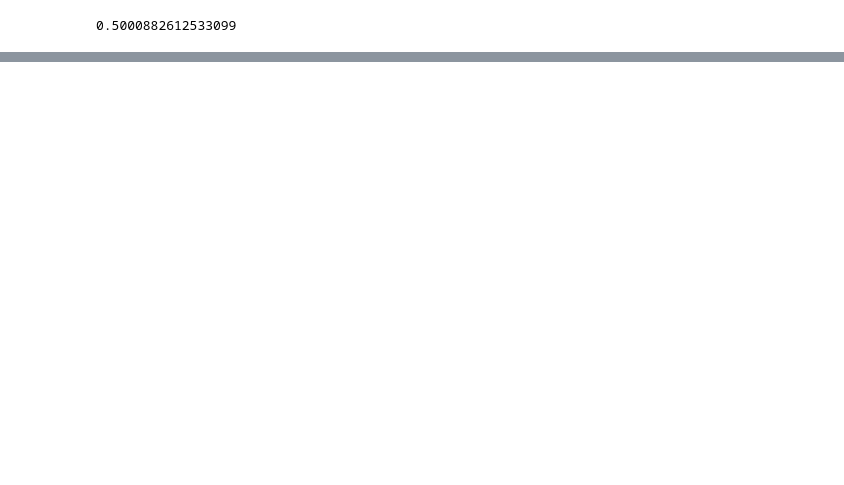
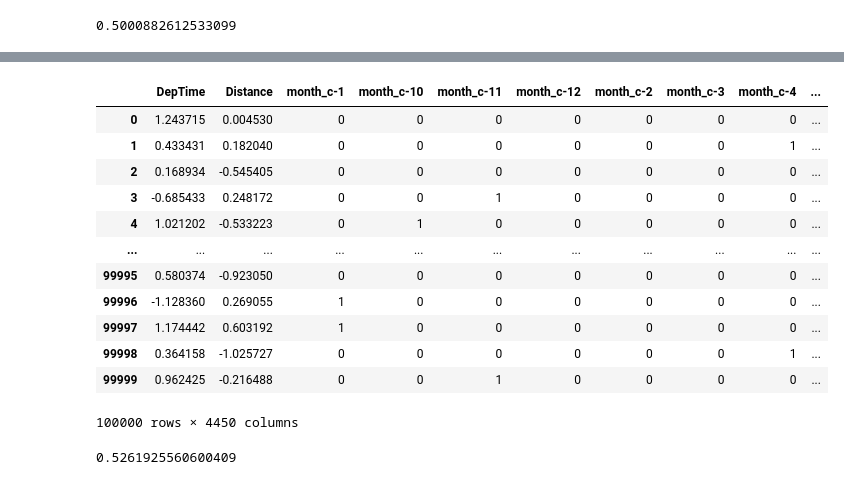
Before and after one commit to AlexeyMarg/open_ai_course, a Jupyter notebook: 10_boosting/10_boosting_homework.ipynb, the cells around one changed output, grey strips where cells are left out. Drawn from its saved outputs; the diff is of its cells as text; code cells hidden in the pictures; blank space fills up the shorter version.

```diff
--- a/10_boosting/10_boosting_homework.ipynb
+++ b/10_boosting/10_boosting_homework.ipynb
@@ -56,0 +116,4 @@ roc_auc_score(y_valid, predict_valid)
+# %%
+df_way = pd.get_dummies(df_train2['way'], prefix='way')
+df_train2 = pd.concat((df_train2, df_way), axis=1).drop('way', axis=1)
+df_train2
@@ -56,0 +134,3 @@ roc_auc_score(y_valid, predict_valid)
+# %%
+df_train2['DepTime'] = StandardScaler().fit_transform(df_train2['DepTime'].values.reshape(-1, 1))
+df_train2
@@ -56,0 +151,3 @@ roc_auc_score(y_valid, predict_valid)
+# %%
+df_train2['Distance'] = StandardScaler().fit_transform(df_train2['Distance'].values.reshape(-1, 1))
+df_train2
@@ -56,0 +168,28 @@ roc_auc_score(y_valid, predict_valid)
+# %%
+X_train = df_train2.drop(['DayofMonth', 'UniqueCarrier', 'Origin', 'Dest', 'dep_delayed_15min'], axis=1)
+y_train = df_train2['dep_delayed_15min'].map({'Y': 1, 'N': 0}).values
+# %%
+X_train_part, X_valid, y_train_part, y_valid = train_test_split(X_train, y_train, test_size=0.3, random_state=17)
+X_train
+# %% [output]
+|  | DepTime | Distance | month_c-1 | month_c-10 | month_c-11 | month_c-12 | month_c-2 | month_c-3 | month_c-4 | ... |
+| 0 | 1.243715 | 0.004530 | 0 | 0 | 0 | 0 | 0 | 0 | 0 | ... |
+| 1 | 0.433431 | 0.182040 | 0 | 0 | 0 | 0 | 0 | 0 | 1 | ... |
+| 2 | 0.168934 | -0.545405 | 0 | 0 | 0 | 0 | 0 | 0 | 0 | ... |
+| 3 | -0.685433 | 0.248172 | 0 | 0 | 1 | 0 | 0 | 0 | 0 | ... |
+| 4 | 1.021202 | -0.533223 | 0 | 1 | 0 | 0 | 0 | 0 | 0 | ... |
+| ... | ... | ... | ... | ... | ... | ... | ... | ... | ... | ... |
+| 99995 | 0.580374 | -0.923050 | 0 | 0 | 0 | 0 | 0 | 0 | 0 | ... |
+| 99996 | -1.128360 | 0.269055 | 1 | 0 | 0 | 0 | 0 | 0 | 0 | ... |
+| 99997 | 1.174442 | 0.603192 | 1 | 0 | 0 | 0 | 0 | 0 | 0 | ... |
+| 99998 | 0.364158 | -1.025727 | 0 | 0 | 0 | 0 | 0 | 0 | 1 | ... |
+| 99999 | 0.962425 | -0.216488 | 0 | 0 | 1 | 0 | 0 | 0 | 0 | ... |
+100000 rows × 4450 columns
+# %%
+logit = LogisticRegression(solver='lbfgs')
+
+logit.fit(X_train_part, y_train_part)
+predict_valid = logit.predict(X_valid)
+roc_auc_score(y_valid, predict_valid)
+# %% [output]
+0.5261925560600409
```
Also changed, not shown: parts of 17 cells of this notebook.
